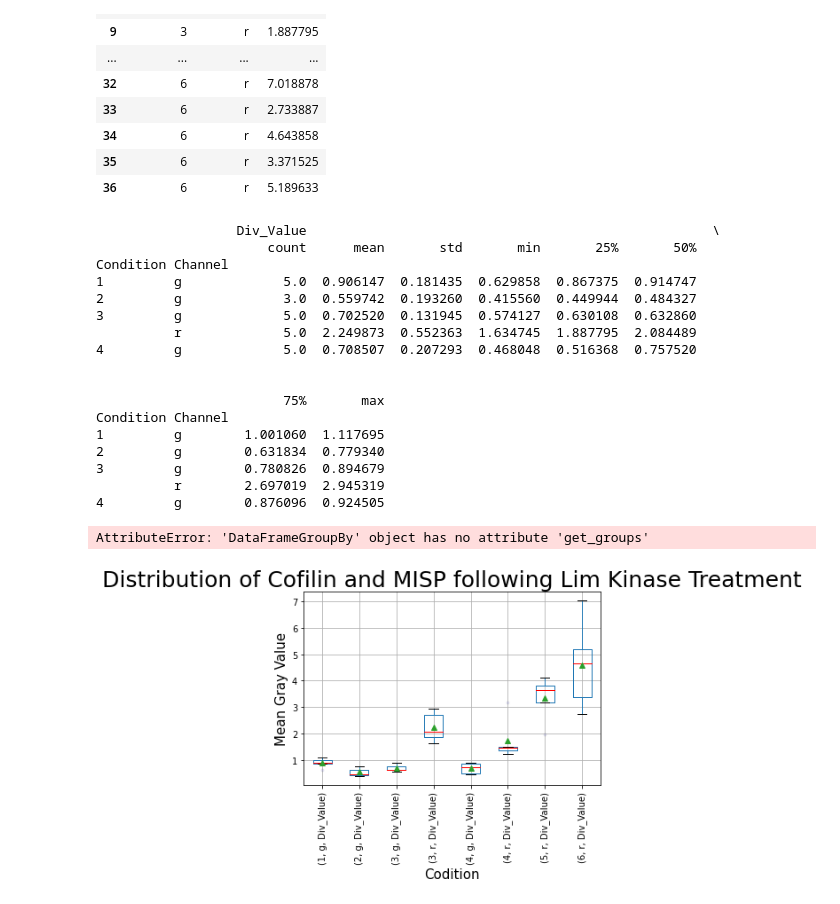
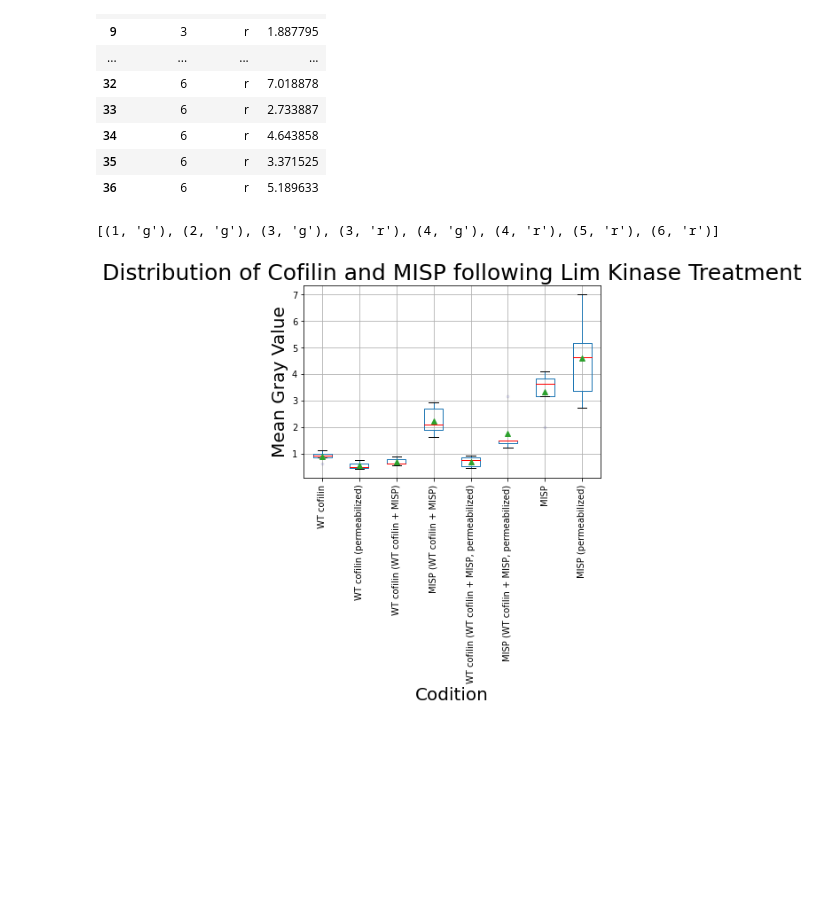
Before and after one commit to acassidy-vu/tyska-analysis, a Jupyter notebook: 20220221 Analysis.ipynb, the cells around one changed output. Cells and saved outputs as stored; diff of their text form; code cells hidden in the pictures; blank space fills up the shorter version.

```diff
--- a/20220221 Analysis.ipynb
+++ b/20220221 Analysis.ipynb
@@ -51,65 +51,51 @@ processed_df
 | 34 | 6 | r | 4.643858 |
 | 35 | 6 | r | 3.371525 |
 | 36 | 6 | r | 5.189633 |
-# %%
-green_diamond = dict(markerfacecolor='b', marker='.', alpha=0.08)
-red= dict(color='r')
-blue= dict(color='b')
-#label=['WT cofilin','WT cofilin (permeabilized)', 'WT cofilin (WT cofilin + MISP)', 'MISP (WT cofilin + MISP)', 'WT cofilin (WT cofilin + MISP, permeabilized)', 'MISP (WT cofilin + MISP, permeabilized)','MISP', 'MISP (permeabilized)']
-# lst=['1','2', '3', '4', '5', '6', '7','8']
-g_2 = processed_df.groupby(['Condition', 'Channel'])
-a=g_2.describe().head()
-print(a)
-g_2.get_groups.keys()
-# d.index.names=['g']
-# %% [output]
-                  Div_Value                                                    \
-                      count      mean       std       min       25%       50%
-Condition Channel
-1         g             5.0  0.906147  0.181435  0.629858  0.867375  0.914747
-2         g             3.0  0.559742  0.193260  0.415560  0.449944  0.484327
-3         g             5.0  0.702520  0.131945  0.574127  0.630108  0.632860
-          r             5.0  2.249873  0.552363  1.634745  1.887795  2.084489
-4         g             5.0  0.708507  0.207293  0.468048  0.516368  0.757520
-
-
-                        75%       max
-Condition Channel
-1         g        1.001060  1.117695
-2         g        0.631834  0.779340
-3         g        0.780826  0.894679
-          r        2.697019  2.945319
-4         g        0.876096  0.924505
-AttributeError: 'DataFrameGroupBy' object has no attribute 'get_groups'
+# %%
+green_diamond = dict(markerfacecolor='b', marker='.', alpha=0.08)
+red= dict(color='r')
+blue= dict(color='b')
+#label=['WT cofilin','WT cofilin (permeabilized)', 'WT cofilin (WT cofilin + MISP)', 'MISP (WT cofilin + MISP)', 'WT cofilin (WT cofilin + MISP, permeabilized)', 'MISP (WT cofilin + MISP, permeabilized)','MISP', 'MISP (permeabilized)']
+
+g_2 = processed_df.groupby(['Condition', 'Channel'])
+#a=g_2.describe().head()
+#print(a)
+#g_2.get_groups.keys()
+# d.index.names=['g']
+print(list(g_2.groups.keys()))
+# %% [output]
+[(1, 'g'), (2, 'g'), (3, 'g'), (3, 'r'), (4, 'g'), (4, 'r'), (5, 'r'), (6, 'r')]
 # %%
 green_diamond = dict(markerfacecolor='b', marker='.', alpha=0.08)
 red= dict(color='r')
 blue= dict(color='b')
 #label=['WT cofilin','WT cofilin (permeabilized)', 'WT cofilin (WT cofilin + MISP)', 'MISP (WT cofilin + MISP)', 'WT cofilin (WT cofilin + MISP, permeabilized)', 'MISP (WT cofilin + MISP, permeabilized)','MISP', 'MISP (permeabilized)']
-lst=['1','2', '3', '4', '5', '6', '7','8']
+#lst=['1','2', '3', '4', '5', '6', '7','8']
 g_2 = processed_df.groupby(['Condition', 'Channel'])
 
 ax = g_2.boxplot(showmeans= True, subplots=False, rot=90, flierprops=green_diamond, medianprops=red, meanprops=blue)
 ax.set_title('Distribution of Cofilin and MISP following Lim Kinase Treatment', fontsize=25)
-ax.set_xlabel('Codition', fontsize=15)
-ax.set_ylabel('Mean Gray Value', fontsize=15)
+ax.set_xlabel('Codition', fontsize=20)
+ax.set_ylabel('Mean Gray Value', fontsize=20)
+#plt.xticks([(1, 'g'), (2, 'g'), (3, 'g'), (3, 'r'), (4, 'g'), (4, 'r'), (5, 'r'), (6, 'r')], ['WT cofilin','WT cofilin (permeabilized)', 'WT cofilin (WT cofilin + MISP)', 'MISP (WT cofilin + MISP)', 'WT cofilin (WT cofilin + MISP, permeabilized)', 'MISP (WT cofilin + MISP, permeabilized)','MISP', 'MISP (permeabilized)'])
+plt.xticks([1, 2, 3, 4, 5, 6, 7, 8], ['WT cofilin','WT cofilin (permeabilized)', 'WT cofilin (WT cofilin + MISP)', 'MISP (WT cofilin + MISP)', 'WT cofilin (WT cofilin + MISP, permeabilized)', 'MISP (WT cofilin + MISP, permeabilized)','MISP', 'MISP (permeabilized)'])
+# plt.savefig('Boxplot of Velocity Distributions cell 254.jpg', dpi=300, bbox_inches='tight')
 plt.show()
 
 # labels=['WT cofilin','WT cofilin (WT cofilin + MISP)', 'MISP (WT cofilin + MISP)', 'MISP', 'S3A cofilin (S3A cofilin + MISP)','MISP(S3A cofilin + MISP)','S3A cofilin', 'S3E cofilin (S3E cofilin + MISP)', 'S3E cofilin','MISP(S3E cofilin + MISP)']
 
 #labels=['WT cofilin','WT cofilin (WT cofilin + MISP)', 'MISP (WT cofilin + MISP)', 'MISP', 'S3A cofilin (S3A cofilin + MISP)','MISP(S3A cofilin + MISP)','S3A cofilin', 'S3E cofilin (S3E cofilin + MISP)', 'S3E cofilin','MISP(S3E cofilin + MISP)']
-#data = [x1_array.flatten(), x3_array.flatten(), x2_array.flatten(), x4_array.flatten(), x6_array.flatten(),
-#         x5_array.flatten(), x7_array.flatten(), x9_array.flatten(), x8_array.flatten(), x10_array.flatten()]
+
 #fig, ax = plt.subplots()
 
 
 # plt.xticks(rotation = 90)
 # AX= ax.boxplot(data, showmeans=True, labels= labels, flierprops=green_diamond, medianprops=red, meanprops=blue)
 
 # plt.savefig('Boxplot of Velocity Distributions cell 254.jpg', dpi=300, bbox_inches='tight')
 # plt.show()
 # %% [output]
-[figure, old version]
+[figure, new version]
 # %%
 
 #I want a way to differentiate each condition
```
Also changed, not shown: parts of 8 cells of this notebook.
